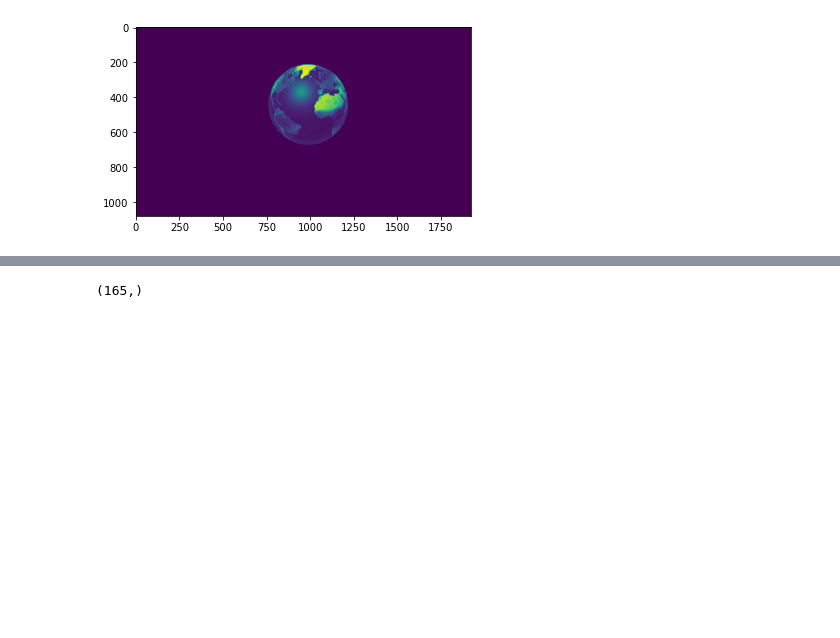
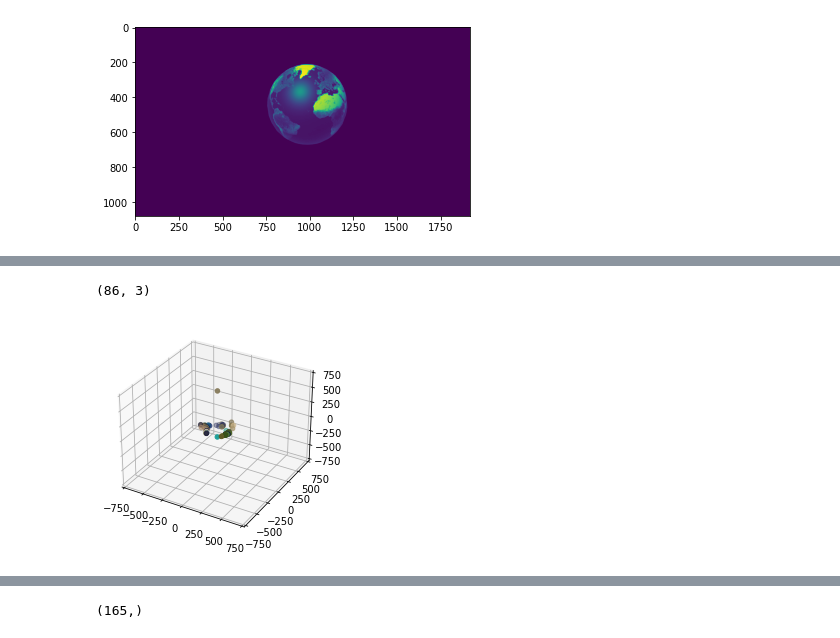
Before and after one commit to awadbs/cv-estimate-volume, a Jupyter notebook: volume-estimation.ipynb, the cells around one changed output, grey strips where cells are left out. Saved outputs shown, nothing was run; the diff lists cells and outputs as text; code cells hidden in the pictures; blank space fills up the shorter version.

```diff
--- a/volume-estimation.ipynb
+++ b/volume-estimation.ipynb
@@ -226,3 +351,24 @@ matches2 = get_point_matches(test2[:, :, 0], test3[:, :, 0])
+# %%
+import matplotlib.pyplot as plt
+import numpy as np
+from mpl_toolkits.mplot3d import Axes3D
+
+X = np.load("points.npy")
+colors = np.load("colors.npy")
+colors = np.true_divide(colors,255) # convert values to between 0 and 1
+print(colors.shape)
+
+fig = plt.figure()
+ax = fig.add_subplot(111, projection='3d')
+
+ax.scatter(X[0, :], X[1, :], X[2, :], c=colors)
+ax.set_xlim3d([-750, 750])
+ax.set_ylim3d([-750, 750])
+ax.set_zlim3d([-750, 750])
+plt.show()
+# %% [output]
+(86, 3)
+[figure, added]
 # %%
 visualize_matches(test1[:, :, 0], test2[:, :, 0], matches1)
 # %% [output]
```
Also changed, not shown: parts of 6 cells of this notebook, 4 other files.
